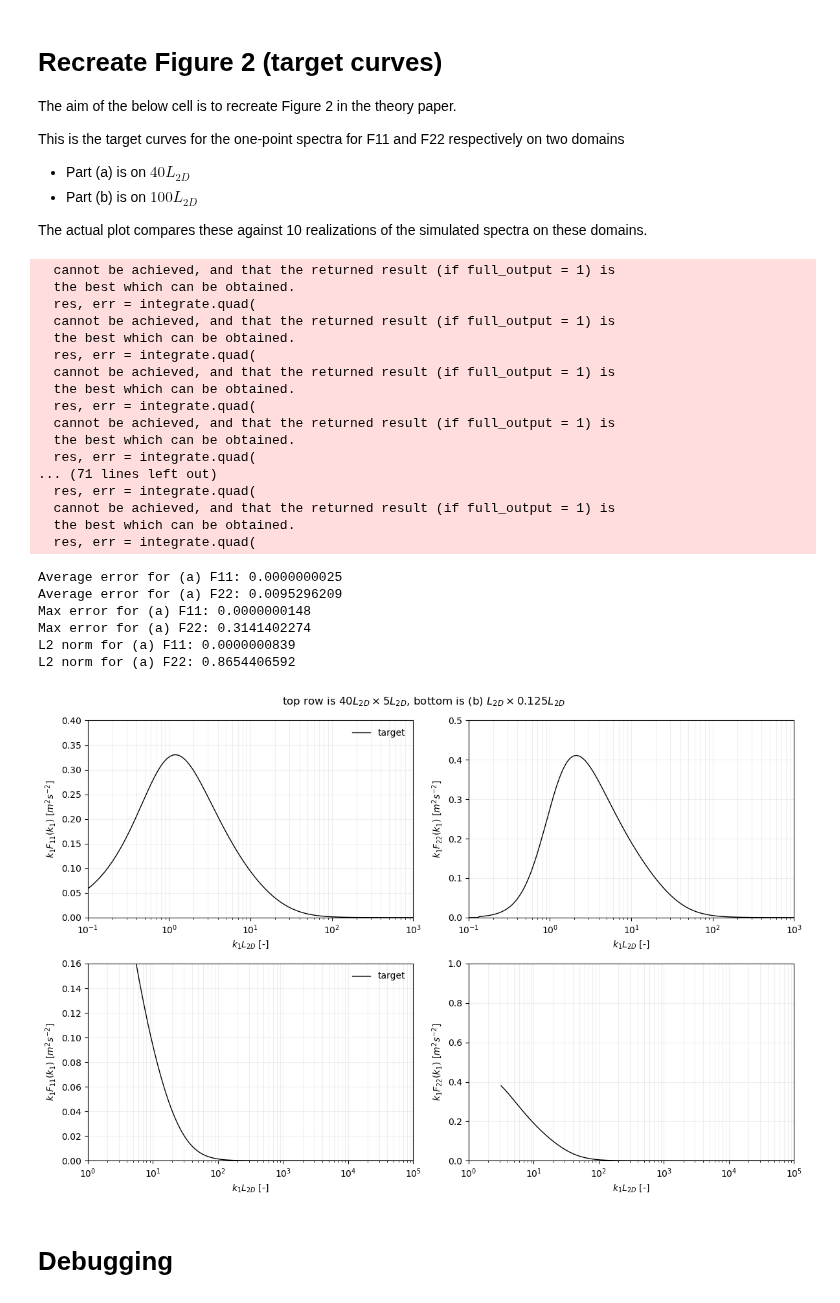
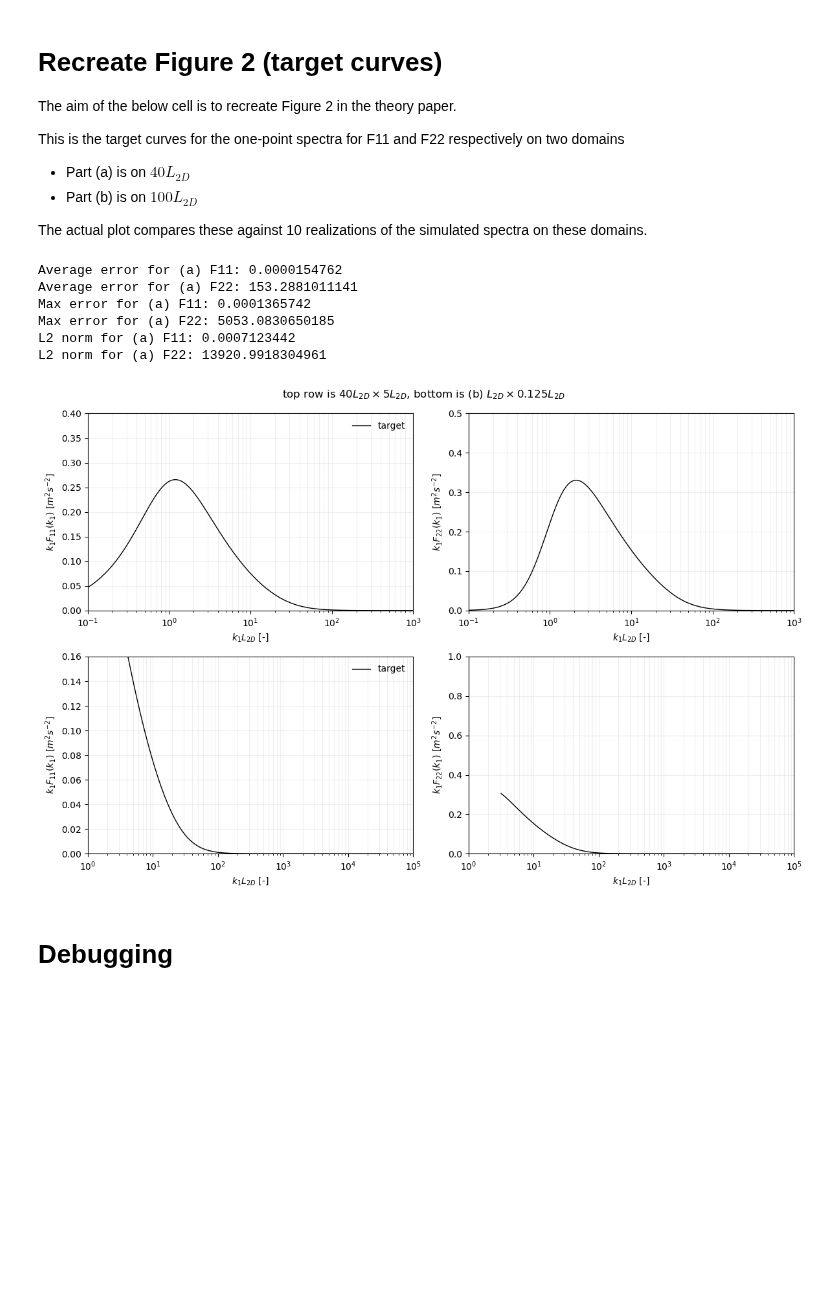
Before and after one commit to METHODS-Group/DRDMannTurb, a Jupyter notebook: examples-unrendered/MM_random_dev/eq6_numerical.ipynb, the cells around one changed output. Cells and saved outputs as stored; diff of their text form; code cells hidden in the pictures; blank space fills up the shorter version.

```diff
--- a/examples-unrendered/MM_random_dev/eq6_numerical.ipynb
+++ b/examples-unrendered/MM_random_dev/eq6_numerical.ipynb
@@ -480,9 +480,9 @@ L2D = 20_000 # km
 z_i = 500 # m
 psi = np.deg2rad(43)
 
-c = 5e-8 # How the hell does one obtain the c value besides guessing?
+c = 5e-3
 
-k1L = np.logspace(-3, 3, 400)
+k1L = np.logspace(-3, 3, 400) / L2D
 
 ############################################
 # Collect the two arrays and resp errors
@@ -494,8 +494,8 @@ numerical_F11_attenuated = []
 numerical_F11_unattenuated = []
 
 for k1 in k1L:
-    atten_res, atten_err = eq6_numerical_F11_2D(k1 / L2D, psi, L2D, z_i, c, attenuated=True, use_k=True)
-    unatten_res, unatten_err = eq6_numerical_F11_2D(k1 / L2D, psi, L2D, z_i, c, attenuated=False, use_k=True)
+    atten_res, atten_err = eq6_numerical_F11_2D(k1, psi, L2D, z_i, c, attenuated=True, use_k=True)
+    unatten_res, unatten_err = eq6_numerical_F11_2D(k1, psi, L2D, z_i, c, attenuated=False, use_k=True)
 
     atten_err_list.append(atten_err)
     unatten_err_list.append(unatten_err)
@@ -555,9 +555,9 @@ sigma2 = 2 # (m/s)^2
 z_i = 500 # m
 psi = np.deg2rad(45)
 
+c = (8 * sigma2) / (9 * (L2D**(2/3)))
 
-c = (8 * sigma2) / (9 * (L2D**(2/3)))
-c = 1.5e-7
+warnings.filterwarnings("ignore")
 
 ########################################################################
 # Domain setup
@@ -587,7 +587,7 @@ def setup_subplots(ax, ylim, is_F11 = True, is_a = True):
 #######################################################################
 # (a) Top plots - 40L2D x 4L2D domain
 
-k1L_a = np.logspace(-1, 3, 400)
+k1_arr_a = np.logspace(-1, 3, 400) / L2D
 
 
 # Collect the arrays
@@ -597,9 +597,9 @@ numerical_F22_a = []
 numerical_F11_err_a = []
 numerical_F22_err_a = []
 
-for k1 in k1L_a:
-    f11_res, f11_err = eq6_numerical_F11_2D(k1 / L2D, psi, L2D, z_i, c, attenuated=True, use_k=True)
-    f22_res, f22_err = eq6_numerical_F22_2D(k1 / L2D, psi, L2D, z_i, c, attenuated=True, use_k=True)
+for k1 in k1_arr_a:
+    f11_res, f11_err = eq6_numerical_F11_2D(k1, psi, L2D, z_i, c, attenuated=True, use_k=True)
+    f22_res, f22_err = eq6_numerical_F22_2D(k1, psi, L2D, z_i, c, attenuated=True, use_k=True)
 
     numerical_F11_a.append(k1 * f11_res)
     numerical_F22_a.append(k1 * f22_res)
@@ -617,65 +617,50 @@ print(f"Max error for (a) F22: {np.max(numerical_F22_err_a):.10f}")
 
 print(f"L2 norm for (a) F11: {np.linalg.norm(numerical_F11_err_a):.10f}")
 print(f"L2 norm for (a) F22: {np.linalg.norm(numerical_F22_err_a):.10f}")
 
-ax1.plot(k1L_a, numerical_F11_a, "-", color="black", label="target", linewidth=1)
+ax1.plot(k1_arr_a * L2D, numerical_F11_a, "-", color="black", label="target", linewidth=1)
 setup_subplots(ax1, 0.4, is_F11=True, is_a=True)
 ax1.legend(frameon=False)
 
-ax2.plot(k1L_a, numerical_F22_a, "-", color="black", label="target", linewidth=1)
+ax2.plot(k1_arr_a * L2D, numerical_F22_a, "-", color="black", label="target", linewidth=1)
 setup_subplots(ax2, 0.5, is_F11=False, is_a=True)
 
 #######################################################################
 # (b) Bottom plots - L2D x 0.125L2D domain
 
-k1L_b = np.logspace(0.5, 5, 400)
+k1_arr_b = np.logspace(0.5, 4.5, 400) / L2D
 numerical_F11_b = []
 numerical_F22_b = []
 
-for k1 in k1L_b:
-    f11_res, _ = eq6_numerical_F11_2D(k1 / L2D, psi, L2D, z_i, c, attenuated=True, use_k=True)
-    f22_res, _ = eq6_numerical_F22_2D(k1 / L2D, psi, L2D, z_i, c, attenuated=True, use_k=True)
+for k1 in k1_arr_b:
+    f11_res, _ = eq6_numerical_F11_2D(k1, psi, L2D, z_i, c, attenuated=True, use_k=True)
+    f22_res, _ = eq6_numerical_F22_2D(k1, psi, L2D, z_i, c, attenuated=True, use_k=True)
 
     numerical_F11_b.append(k1 * f11_res)
     numerical_F22_b.append(k1 * f22_res)
 
-ax3.plot(k1L_b, numerical_F11_b, "-", color="black", label="target", linewidth=1)
+ax3.plot(k1_arr_b * L2D, numerical_F11_b, "-", color="black", label="target", linewidth=1)
 setup_subplots(ax3, 0.16, is_F11=True, is_a=False)
 ax3.legend(frameon=False)
 
-ax4.plot(k1L_b, numerical_F22_b, "-", color="black", label="target", linewidth=1)
+ax4.plot(k1_arr_b * L2D, numerical_F22_b, "-", color="black", label="target", linewidth=1)
 setup_subplots(ax4, 1.0, is_F11=False, is_a=False)
 
 #########################################################################
 # Overall plot edits
 fig.suptitle(r"top row is $40L_{2D}\times 5L_{2D}$, bottom is (b) $L_{2D} \times 0.125L_{2D}$", y=0.98)
 plt.tight_layout()
 plt.show()
+
+warnings.filterwarnings("default")
 # %% [output]
-  cannot be achieved, and that the returned result (if full_output = 1) is
-  the best which can be obtained.
-  res, err = integrate.quad(
-  cannot be achieved, and that the returned result (if full_output = 1) is
-  the best which can be obtained.
-  res, err = integrate.quad(
-  cannot be achieved, and that the returned result (if full_output = 1) is
-  the best which can be obtained.
-  res, err = integrate.quad(
-  cannot be achieved, and that the returned result (if full_output = 1) is
-  the best which can be obtained.
-  res, err = integrate.quad(
-... (71 lines left out)
-  res, err = integrate.quad(
-  cannot be achieved, and that the returned result (if full_output = 1) is
-  the best which can be obtained.
-  res, err = integrate.quad(
+Average error for (a) F11: 0.0000154762
+Average error for (a) F22: 153.2881011141
+Max error for (a) F11: 0.0001365742
+Max error for (a) F22: 5053.0830650185
+L2 norm for (a) F11: 0.0007123442
+L2 norm for (a) F22: 13920.9918304961
-Average error for (a) F11: 0.0000000025
-Average error for (a) F22: 0.0095296209
-Max error for (a) F11: 0.0000000148
-Max error for (a) F22: 0.3141402274
-L2 norm for (a) F11: 0.0000000839
-L2 norm for (a) F22: 0.8654406592
-[figure, old version]
+[figure, new version]
 # %% [markdown]
 # Debugging
 # %%
```
Also changed, not shown: parts of 3 cells of this notebook, 4 other files.
